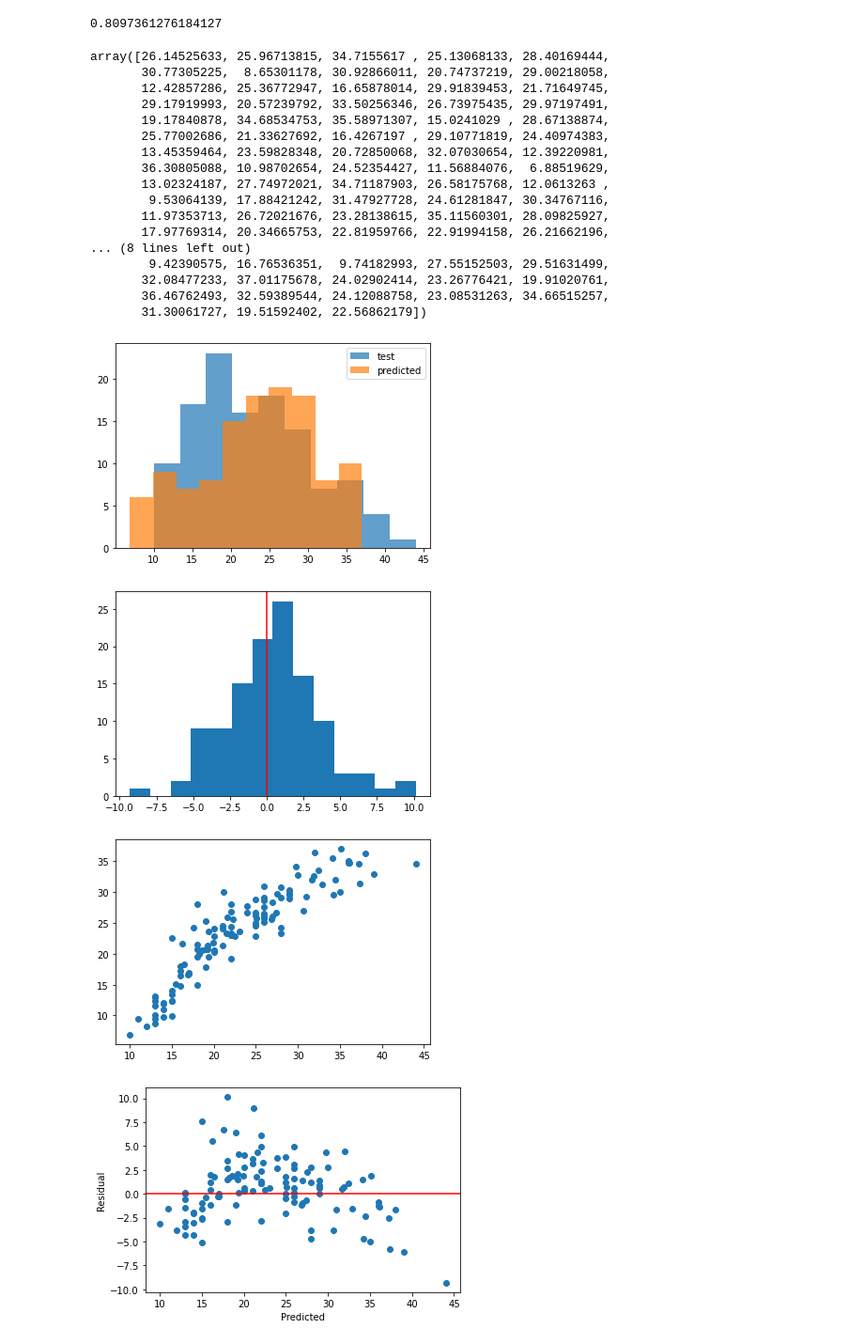
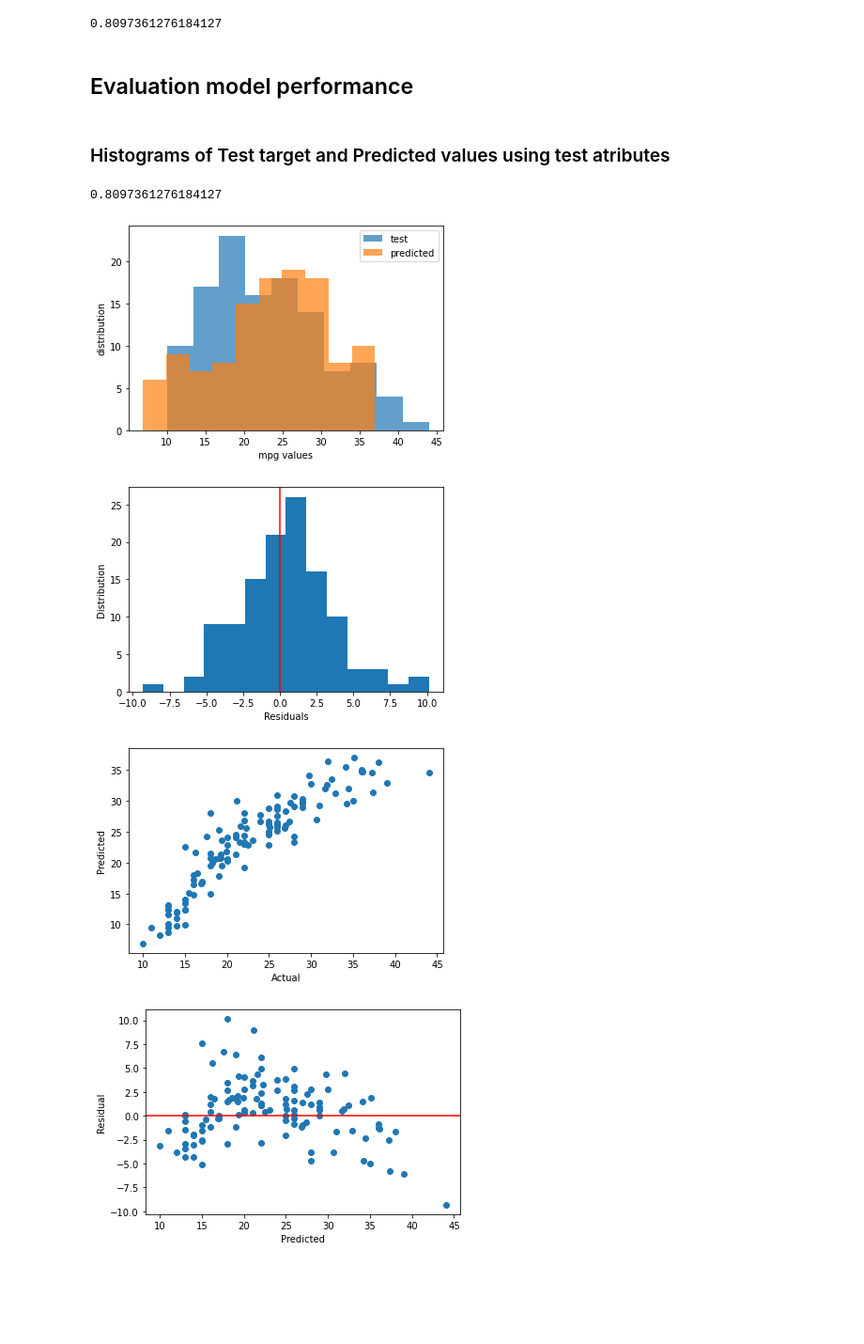
Before and after one commit to RadkaValkova/Machine-Learning, a Jupyter notebook: Model_Training_and_Improvement/Model_Training_Regression.ipynb, the cells around one changed output. Shown: that part at 94% size. Drawn from its saved outputs; the diff is of its cells as text; code cells hidden in the pictures; blank space fills up the shorter version.

```diff
--- a/Model_Training_and_Improvement/Model_Training_Regression.ipynb
+++ b/Model_Training_and_Improvement/Model_Training_Regression.ipynb
@@ -113,0 +162,4 @@ array([ -1.62122053,  -0.        ,  -0.        , -17.79436893,
+# %%
+l1_regression = Lasso(alpha=0.5)
+l1_regression.fit(mpg_data_atributes_scaled, mpg_data_target)
+l1_regression.score(mpg_data_atributes_scaled, mpg_data_target)
@@ -133,5 +204,5 @@ Index(['cylinders', 'displacement', 'horsepower', 'weight', 'acceleration',
 # %%
-l2_regression = Ridge(alpha=0.1)
-l2_regression.fit(mpg_data_atributes_scaled, mpg_data_target)
-l2_regression.score(mpg_data_atributes_scaled, mpg_data_target)
+elastic_net = ElasticNet(alpha=0.01, l1_ratio=0.5)
+elastic_net.fit(mpg_data_atributes_scaled, mpg_data_target)
+elastic_net.score(mpg_data_atributes_scaled, mpg_data_target)
 # %% [output]
@@ -144,0 +212,9 @@ l2_regression.coef_, l2_regression.intercept_
+# %%
+params = {
+    'alpha': [0.01, 0.1, 1, 10, 100, 1000],
+    'fit_intercept': [True, False],
+    'max_iter': [1000, 10000, 20000]
+}
+grid_search = GridSearchCV(estimator=Lasso(), param_grid=params)
+# %%
+grid_search.fit(mpg_data_atributes_scaled, mpg_data_target)
@@ -168,43 +308,46 @@ linear_regression.score(mpg_data_atributes_scaled_test, mpg_data_target_test)
 0.8097361276184127
 # %%
 predicted_mpgs = linear_regression.predict(mpg_data_atributes_scaled_test)
-# %%
-predicted_mpgs
-# %% [output]
-array([26.14525633, 25.96713815, 34.7155617 , 25.13068133, 28.40169444,
-       30.77305225,  8.65301178, 30.92866011, 20.74737219, 29.00218058,
-       12.42857286, 25.36772947, 16.65878014, 29.91839453, 21.71649745,
-       29.17919993, 20.57239792, 33.50256346, 26.73975435, 29.97197491,
-       19.17840878, 34.68534753, 35.58971307, 15.0241029 , 28.67138874,
-       25.77002686, 21.33627692, 16.4267197 , 29.10771819, 24.40974383,
-       13.45359464, 23.59828348, 20.72850068, 32.07030654, 12.39220981,
-       36.30805088, 10.98702654, 24.52354427, 11.56884076,  6.88519629,
-       13.02324187, 27.74972021, 34.71187903, 26.58175768, 12.0613263 ,
-        9.53064139, 17.88421242, 31.47927728, 24.61281847, 30.34767116,
-       11.97353713, 26.72021676, 23.28138615, 35.11560301, 28.09825927,
-       17.97769314, 20.34665753, 22.81959766, 22.91994158, 26.21662196,
-... (8 lines left out)
-        9.42390575, 16.76536351,  9.74182993, 27.55152503, 29.51631499,
-       32.08477233, 37.01175678, 24.02902414, 23.26776421, 19.91020761,
-       36.46762493, 32.59389544, 24.12088758, 23.08531263, 34.66515257,
-       31.30061727, 19.51592402, 22.56862179])
+# %% [markdown]
+## Evaluation model performance
+# %% [markdown]
+### Histograms of Test target and Predicted values using test atributes
+# %%
+r2_score(mpg_data_target_test, predicted_mpgs)
+# %% [output]
+0.8097361276184127
 # %%
 plt.hist(mpg_data_target_test, label='test', alpha=0.7)
 plt.hist(predicted_mpgs, label='predicted', alpha=0.7)
 
+plt.xlabel('mpg values')
+plt.ylabel('distribution')
+
 plt.legend()
 plt.show()
 # %% [output]
-[figure, old version]
+[figure, new version]
 # %%
-plt.hist(predicted_mpgs-mpg_data_target_test, bins='fd')
+# Histogram of Observed(predicted) - Estimated(actual)
+
+plt.hist(predicted_mpgs - mpg_data_target_test, bins='fd')
 plt.axvline([0], color='red')
+
+plt.xlabel('Residuals')
+plt.ylabel('Distribution')
+
 plt.show()
+# При добър модел повечето разлики трябва да са близки до нулата
 # %% [output]
-[figure, old version]
+[figure, new version]
 # %%
+# Scaterplot
 plt.scatter(mpg_data_target_test, predicted_mpgs)
+
+plt.xlabel('Actual')
+plt.ylabel('Predicted')
+
 plt.show()
 # %% [output]
-[figure, old version]
+[figure, new version]
 # %%
```
Also changed, not shown: parts of 37 cells of this notebook.
